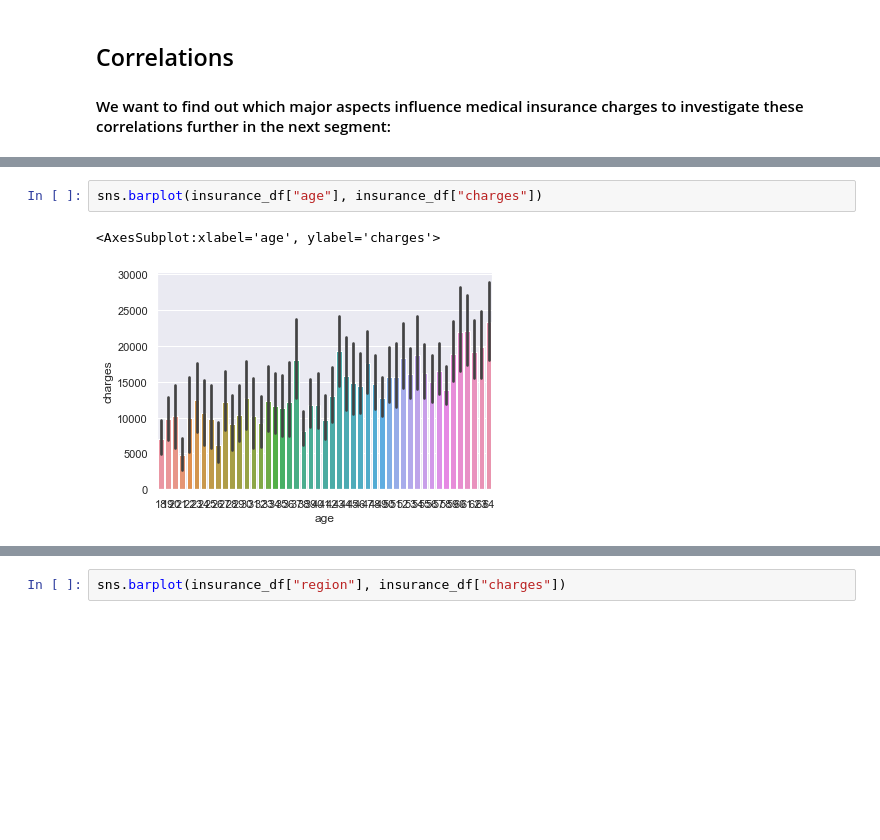
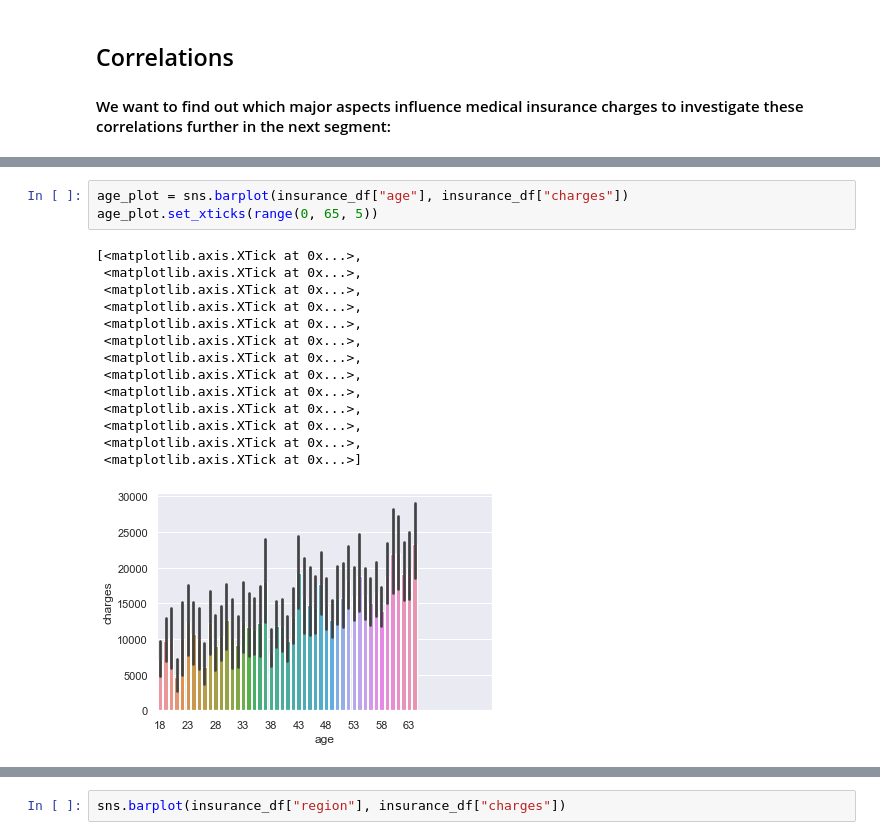
Before and after one commit to VincentBrunner/medical-insurance-portfolio-project, a Jupyter notebook: Untitled.ipynb, the cells around one changed output, grey strips where cells are left out. Saved outputs shown, nothing was run; the diff lists cells and outputs as text; blank space fills up the shorter version.

```diff
--- a/Untitled.ipynb
+++ b/Untitled.ipynb
@@ -143,8 +157,21 @@ sns.barplot(insurance_df["bmi"], insurance_df["charges"])
 # %%
-sns.barplot(insurance_df["age"], insurance_df["charges"])
+age_plot = sns.barplot(insurance_df["age"], insurance_df["charges"])
+age_plot.set_xticks(range(0, 65, 5))
 # %% [output]
-<AxesSubplot:xlabel='age', ylabel='charges'>
+[<matplotlib.axis.XTick at 0x...>,
+ <matplotlib.axis.XTick at 0x...>,
+ <matplotlib.axis.XTick at 0x...>,
+ <matplotlib.axis.XTick at 0x...>,
+ <matplotlib.axis.XTick at 0x...>,
+ <matplotlib.axis.XTick at 0x...>,
+ <matplotlib.axis.XTick at 0x...>,
+ <matplotlib.axis.XTick at 0x...>,
+ <matplotlib.axis.XTick at 0x...>,
+ <matplotlib.axis.XTick at 0x...>,
+ <matplotlib.axis.XTick at 0x...>,
+ <matplotlib.axis.XTick at 0x...>,
+ <matplotlib.axis.XTick at 0x...>]
-[figure, old version]
+[figure, new version]
 # %%
 sns.barplot(insurance_df["children"], insurance_df["charges"])
 # %% [output]
```
Also changed, not shown: parts of 11 cells of this notebook.
